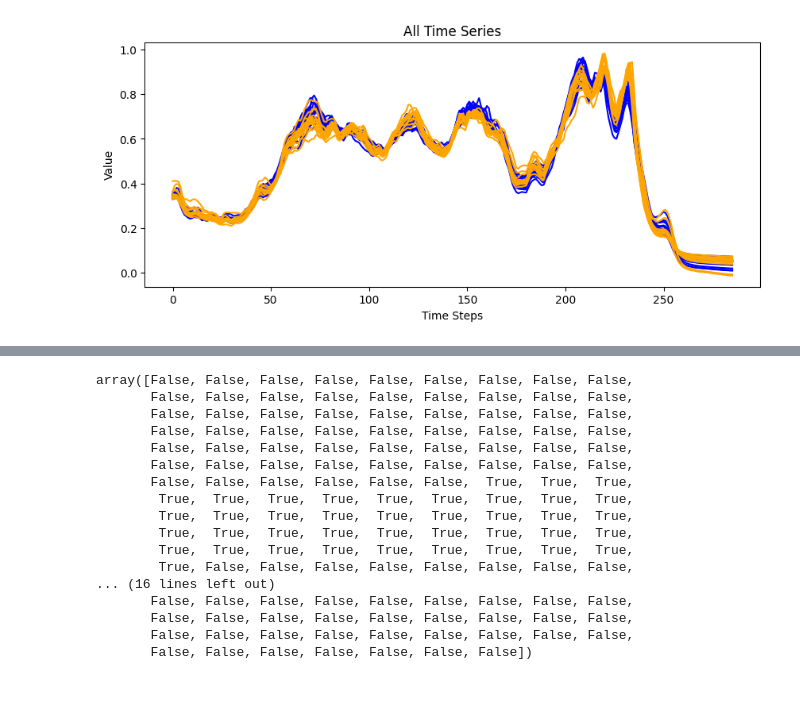
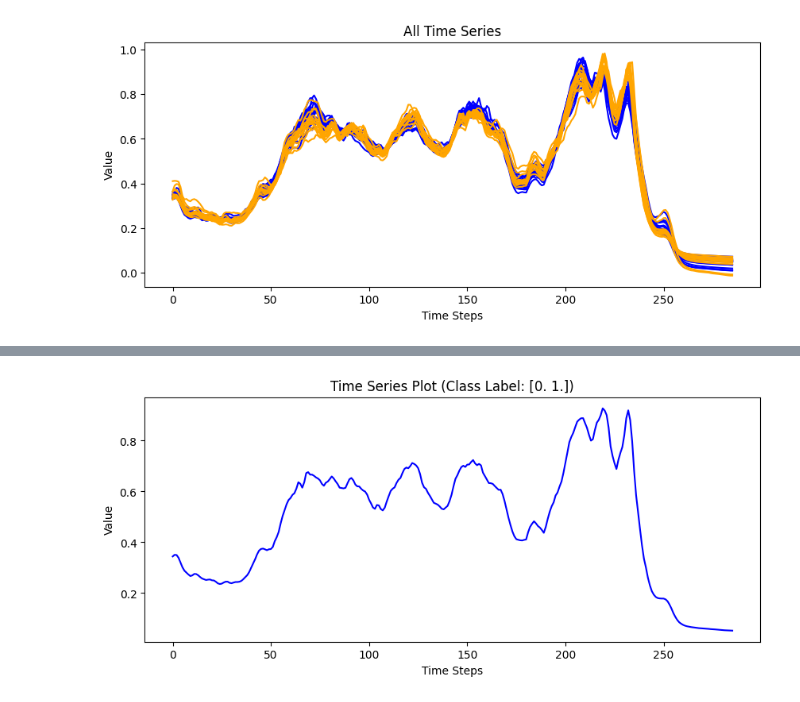
Before and after one commit to FabianWylczoch/XAI-for-Time-Series, a Jupyter notebook: cnn.ipynb, the cells around one changed output, grey strips where cells are left out. Drawn from its saved outputs; the diff is of its cells as text; code cells hidden in the pictures.

```diff
--- a/cnn.ipynb
+++ b/cnn.ipynb
@@ -386,20 +520,0 @@ plt.show()
-# %%
-above_threshold_0
-# %% [output]
-array([False, False, False, False, False, False, False, False, False,
-       False, False, False, False, False, False, False, False, False,
-       False, False, False, False, False, False, False, False, False,
-       False, False, False, False, False, False, False, False, False,
-       False, False, False, False, False, False, False, False, False,
-       False, False, False, False, False, False, False, False, False,
-       False, False, False, False, False, False,  True,  True,  True,
-        True,  True,  True,  True,  True,  True,  True,  True,  True,
-        True,  True,  True,  True,  True,  True,  True,  True,  True,
-        True,  True,  True,  True,  True,  True,  True,  True,  True,
-        True,  True,  True,  True,  True,  True,  True,  True,  True,
-        True, False, False, False, False, False, False, False, False,
-... (16 lines left out)
-       False, False, False, False, False, False, False, False, False,
-       False, False, False, False, False, False, False, False, False,
-       False, False, False, False, False, False, False, False, False,
-       False, False, False, False, False, False, False])
@@ -405,0 +527,4 @@ array([False, False, False, False, False, False, False, False, False,
+# %%
+plot_ts(test_dataset[17])
+# %% [output]
+[figure, added]
```
Also changed, not shown: parts of 19 cells of this notebook, 1 other file.
